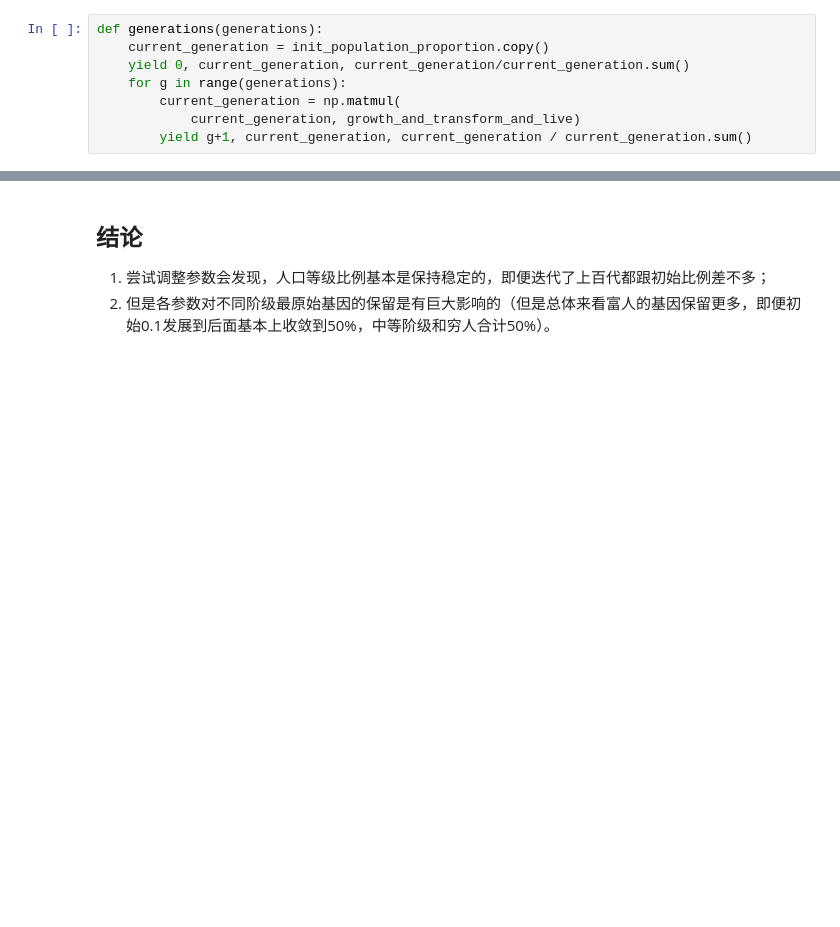
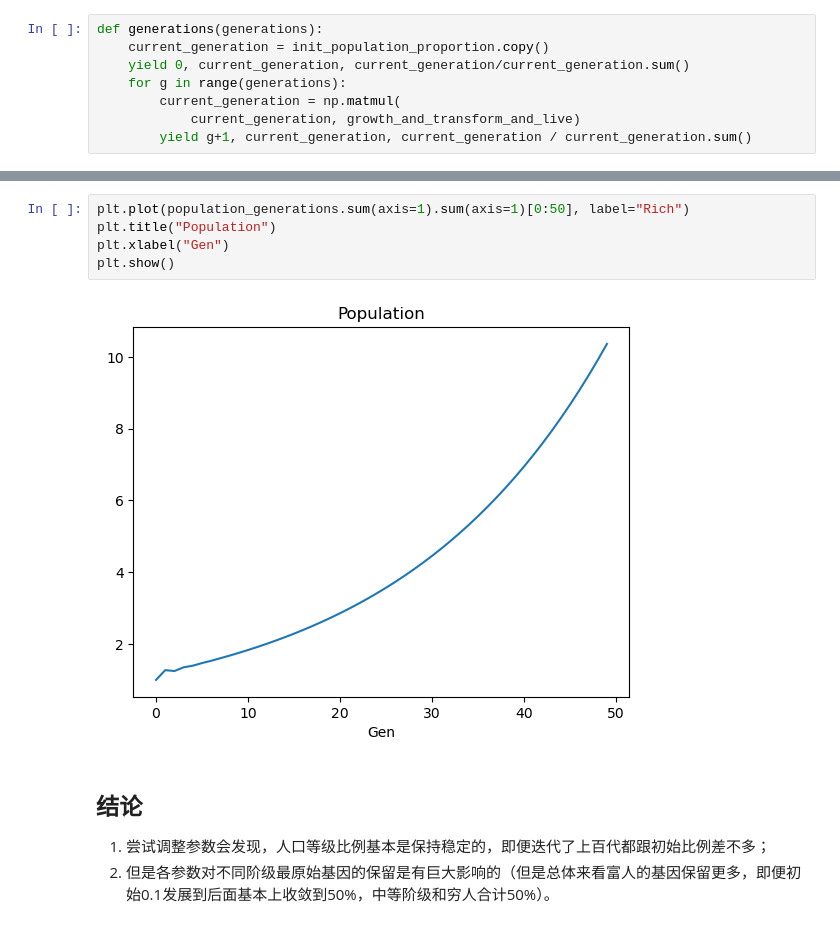
Before and after one commit to SalHe/gene-society, a Jupyter notebook: society.ipynb, the cells around one changed output, grey strips where cells are left out. Saved outputs shown, nothing was run; the diff lists cells and outputs as text; blank space fills up the shorter version.

```diff
--- a/society.ipynb
+++ b/society.ipynb
@@ -150,3 +186,10 @@ Generation 0
+# %%
+plt.plot(population_generations.sum(axis=1).sum(axis=1)[0:50], label="Rich")
+plt.title("Population")
+plt.xlabel("Gen")
+plt.show()
+# %% [output]
+[figure, added]
 # %% [markdown]
 ## 结论
 
```
Also changed, not shown: parts of 5 cells of this notebook.
